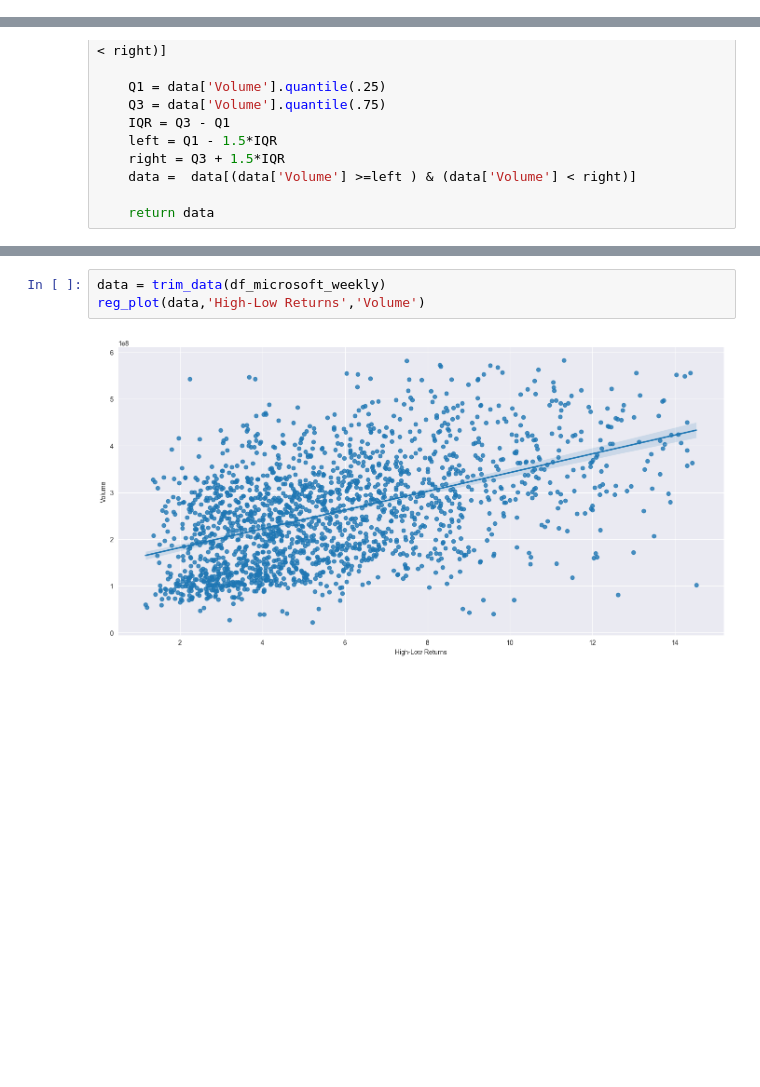
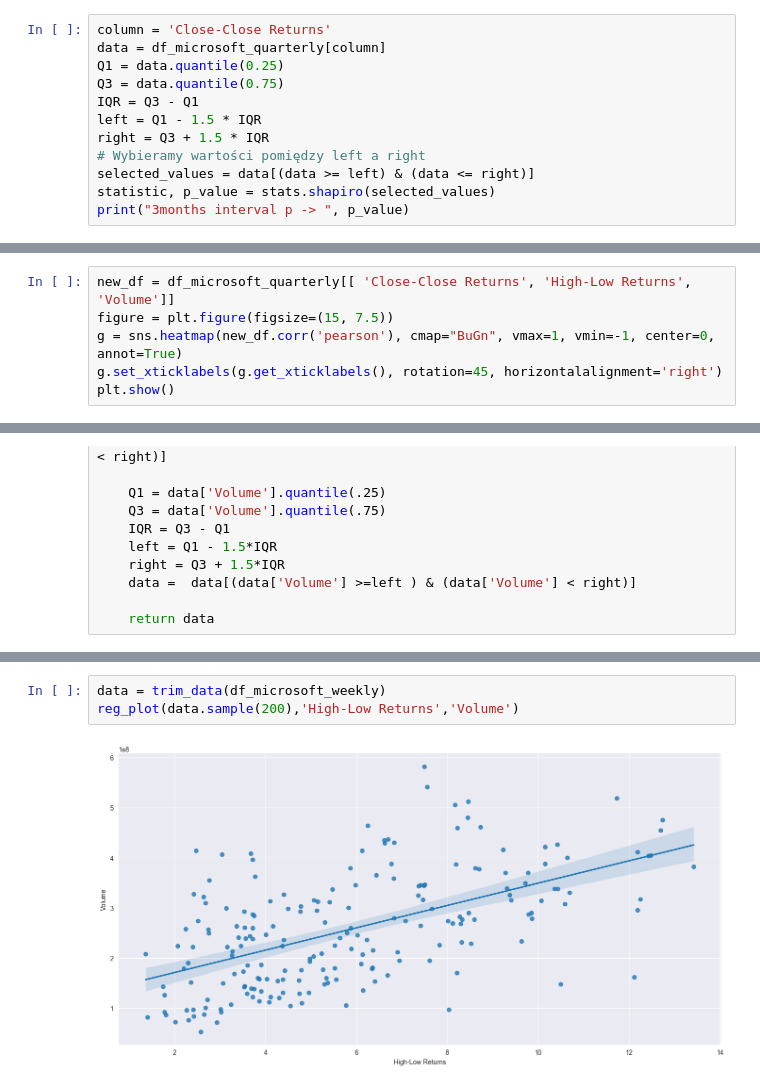
Before and after one commit to daredevilq/stock-market-analysis, a Jupyter notebook: market-analysis.ipynb, the cells around one changed output, grey strips where cells are left out. Drawn from its saved outputs; the diff is of its cells as text; blank space fills up the shorter version.

```diff
--- a/market-analysis.ipynb
+++ b/market-analysis.ipynb
@@ -1359,0 +1905,12 @@ print(statistic, p_value)
+# %%
+column = 'Close-Close Returns'
+data = df_microsoft_quarterly[column]
+Q1 = data.quantile(0.25)
+Q3 = data.quantile(0.75)
+IQR = Q3 - Q1
+left = Q1 - 1.5 * IQR
+right = Q3 + 1.5 * IQR
+# Wybieramy wartości pomiędzy left a right
+selected_values = data[(data >= left) & (data <= right)]
+statistic, p_value = stats.shapiro(selected_values)
+print("3months interval p -> ", p_value)
@@ -1380,0 +1958,6 @@ plt.show()
+# %%
+new_df = df_microsoft_quarterly[[ 'Close-Close Returns', 'High-Low Returns', 'Volume']]
+figure = plt.figure(figsize=(15, 7.5))
+g = sns.heatmap(new_df.corr('pearson'), cmap="BuGn", vmax=1, vmin=-1, center=0, annot=True)
+g.set_xticklabels(g.get_xticklabels(), rotation=45, horizontalalignment='right')
+plt.show()
@@ -1422,8 +2018,8 @@ reg_plot_krenel_density(data,'High-Low Returns','Volume')
 [figure]
 # %%
 data = trim_data(df_microsoft_weekly)
-reg_plot(data,'High-Low Returns','Volume')
+reg_plot(data.sample(200),'High-Low Returns','Volume')
 # %% [output]
-[figure, old version]
+[figure, new version]
 # %%
 data = trim_data(df_microsoft_monthly)
```
Also changed, not shown: parts of 216 cells of this notebook, 4 other files.
